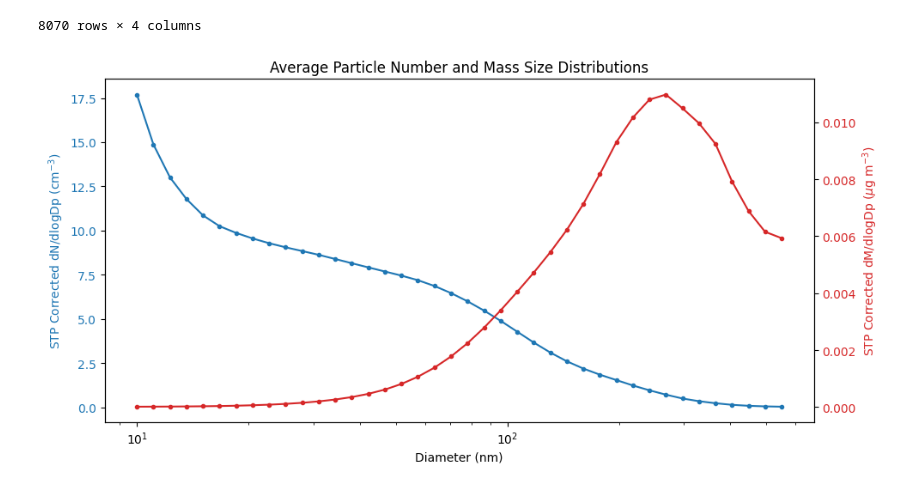
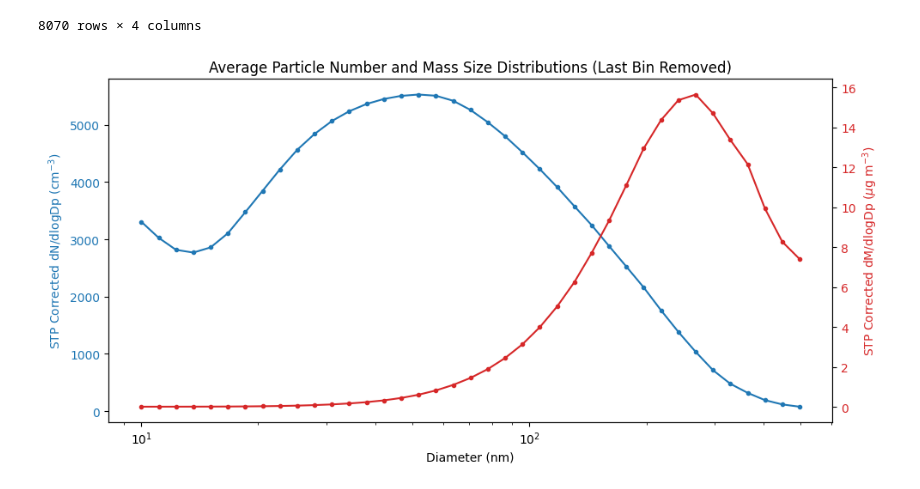
Before and after one commit to georgia-rg/pm01_seasonality, a Jupyter notebook: actris_data.ipynb, the cells around one changed output. Saved outputs shown, nothing was run; the diff lists cells and outputs as text; code cells hidden in the pictures.

```diff
--- a/actris_data.ipynb
+++ b/actris_data.ipynb
@@ -96,7 +96,6 @@ dN_dlogDp = dN_dlogDp.apply(pd.to_numeric, errors='coerce')
 # 1. Handle Pressure Column
 if pressure_col is not None:
     df_clean[pressure_col] = pd.to_numeric(df_clean[pressure_col], errors='coerce')
-    # Fill any missing row values with standard pressure
     df_clean[pressure_col] = df_clean[pressure_col].fillna(1013.25)
 else:
     print("Warning: Could not find Pressure column. Using standard pressure (1013.25 hPa).")
@@ -106,26 +105,20 @@ else:
 # 2. Handle Temperature Column (Original in Celsius)
 if temp_col is not None:
     df_clean[temp_col] = pd.to_numeric(df_clean[temp_col], errors='coerce')
-    # Convert original Celsius data to Kelvin
     temp_kelvin = df_clean[temp_col] + 273.15
-    # Fill any missing row values with standard temperature (273.15 K)
     temp_kelvin = temp_kelvin.fillna(273.15)
 else:
     print("Warning: Could not find Temperature column. Using standard temperature (273.15 K).")
     temp_col = 'Temperature_C_Standard'
-    df_clean[temp_col] = 25.0  # Standard temp in Celsius
-    # Create a Series of 273.15 K matching the DataFrame's index length
+    df_clean[temp_col] = 25.0
     temp_kelvin = pd.Series(273.15, index=df_clean.index)
 
-# Adapted STP formula:
-# Pressure is in hPa (Standard = 1013.25), Temp is in Kelvin (Standard = 273.15)
+# Adapted STP formula
 STP_factor = (1013.25 / df_clean[pressure_col]) * (temp_kelvin / 273.15)
-
-# Save the STP factor as a column so we can display it in the summary
 df_clean['STP_factor'] = STP_factor
 
-# Multiply each row in dN/dlogDp by its corresponding STP factor (axis=0)
-dN_dlogDp = dN_dlogDp.multiply(STP_factor, axis=0)
+# FIX: Create a new variable to prevent double-correction if cell is re-run
+dN_dlogDp_STP = dN_dlogDp.multiply(STP_factor, axis=0)
 print("STP applied successfully.")
 
 # Create the summary DataFrame to verify the calculations
@@ -157,8 +150,13 @@ STP applied successfully.
 # ==========================================
 # 4. Compute Bin Boundaries & Mass Distribution
 # ==========================================
+
+# FIX: Drop the last size bin to remove the amplified noise artifact
+dp_list_trimmed = dp_list[:-1]
+dN_dlogDp_STP_trimmed = dN_dlogDp_STP.iloc[:, :-1]
+
 density = 1.5
-mid_D = np.array(dp_list, dtype=float).flatten()
+mid_D = np.array(dp_list_trimmed, dtype=float).flatten()
 
 # Calculate exact logarithmic bin widths (dlogDp)
 log_dp = np.log10(mid_D)
@@ -174,41 +172,43 @@ D_bound[-1] = 10 ** (np.log10(mid_D[-1]) + 0.5 * avg_diff)
 D_low = D_bound[0:-1]
 D_high = D_bound[1:]
 dlogDp = np.log10(D_high) - np.log10(D_low)
 
 # Calculate volume factor and dM/dlogDp
 volume_factor = density * (np.pi / 6.0) * (mid_D ** 3) * 1e-9
-dM_dlogDp = dN_dlogDp.multiply(volume_factor, axis=1)
 
-# Integrate Total Mass
-total_mass = (dM_dlogDp * dlogDp).sum(axis=1)
-df_clean['Total_Mass_ug_m3'] = total_mass
+# Use the trimmed STP corrected variable
+dM_dlogDp = dN_dlogDp_STP_trimmed.multiply(volume_factor, axis=1)
+
+# Explicitly multiply along columns and use min_count=1 to preserve NaNs
+dM_total = dM_dlogDp.multiply(dlogDp, axis=1)
+df_clean['Total_Mass_ug_m3'] = dM_total.sum(axis=1, min_count=1)
 
 # ==========================================
-# 5. Visualization
+# 5. Visualization (Updated for trimmed data)
 # ==========================================
-mean_dN = dN_dlogDp.mean(axis=0)
+mean_dN = dN_dlogDp_STP_trimmed.mean(axis=0)
 mean_dM = dM_dlogDp.mean(axis=0)
 
 fig, ax1 = plt.subplots(figsize=(10, 5), dpi=100)
 
 color = 'tab:blue'
 ax1.set_xlabel('Diameter (nm)')
 ax1.set_ylabel(r'STP Corrected dN/dlogDp (cm$^{-3}$)', color=color)
 ax1.plot(mid_D, mean_dN, color=color, marker='.', linestyle='-', label='Number')
 ax1.tick_params(axis='y', labelcolor=color)
 ax1.set_xscale('log')
 
 ax2 = ax1.twinx()
 color = 'tab:red'
 ax2.set_ylabel(r'STP Corrected dM/dlogDp ($\mu$g m$^{-3}$)', color=color)
 ax2.plot(mid_D, mean_dM, color=color, marker='.', linestyle='-', label='Mass')
 ax2.tick_params(axis='y', labelcolor=color)
 
-plt.title('Average Particle Number and Mass Size Distributions')
+plt.title('Average Particle Number and Mass Size Distributions (Last Bin Removed)')
 fig.tight_layout()
 plt.show()
 # %% [output]
-[figure, old version]
+[figure, new version]
 # %%
 # ==========================================
 # 4.5 Calculate N10, PM0.1, and PM1
```
Also changed, not shown: parts of 2 cells of this notebook.
